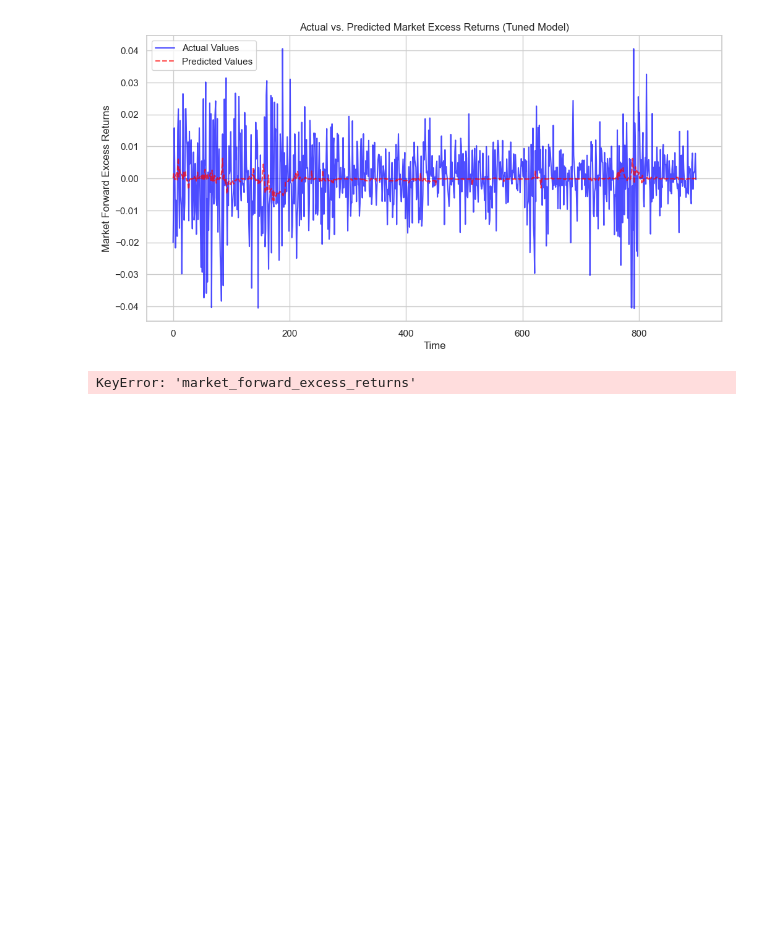
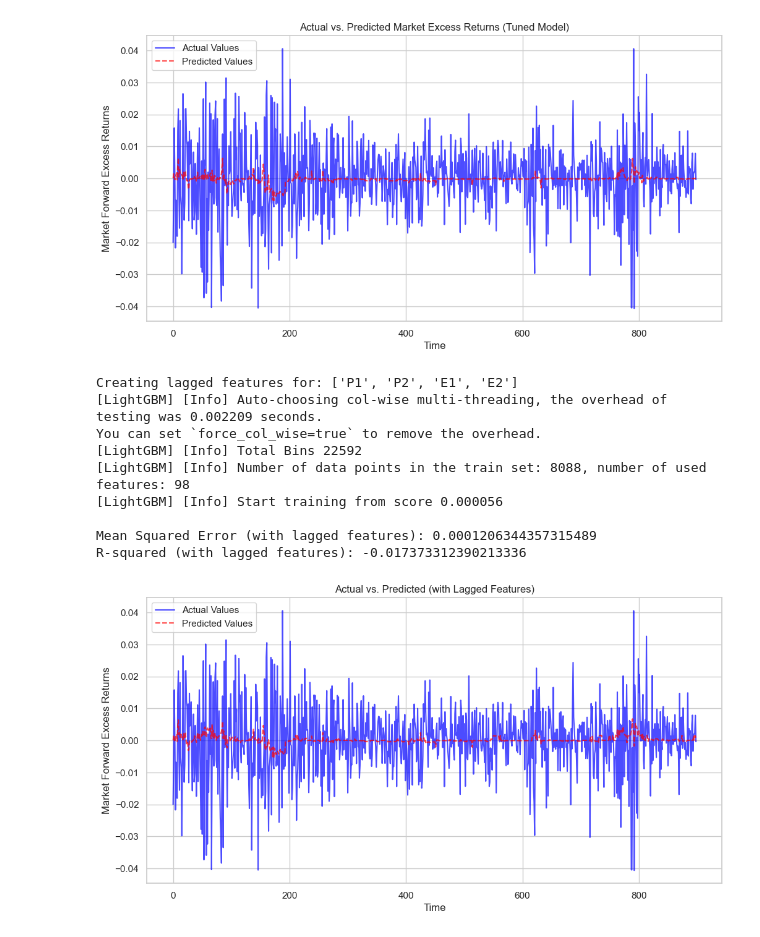
Before and after one commit to ml-dp/hull-tactical-market-prediction, a Jupyter notebook: explore.ipynb, the cells around one changed output. Saved outputs shown, nothing was run; the diff lists cells and outputs as text; code cells hidden in the pictures; blank space fills up the shorter version.

Commit message:
corrected

```diff
--- a/explore.ipynb
+++ b/explore.ipynb
@@ -412,8 +412,14 @@ Mean Squared Error (with tuned model): 0.00012048378060914409
 R-squared (with tuned model): -0.016102758920301774
 [figure]
 # %%
+import pandas as pd
+from sklearn.model_selection import train_test_split
+from sklearn.preprocessing import StandardScaler
+import lightgbm as lgb
+from sklearn.metrics import mean_squared_error, r2_score
+import matplotlib.pyplot as plt
+
 # --- Step 1: Create a fresh copy of the data ---
-# This is to avoid issues with the previous imputations
 train_df_lagged = pd.read_csv("train.csv")
 test_df_lagged = pd.read_csv("test.csv")
 
@@ -429,16 +435,23 @@ test_df_lagged.interpolate(method='linear', inplace=True)
 train_df_lagged.fillna(method='bfill', inplace=True)
 test_df_lagged.fillna(method='bfill', inplace=True)
 
-# --- Step 4: Feature Engineering - Create Lagged Features ---
-features_to_lag = ['market_forward_excess_returns', 'risk_free_rate', 'P1', 'P2', 'E1', 'E2']
+# --- Step 4: Feature Engineering - Create Lagged Features (Corrected) ---
+# We will only create lags for features present in both datasets.
+features_to_lag = ['P1', 'P2', 'E1', 'E2']
+print(f"Creating lagged features for: {features_to_lag}")
+
 for col in features_to_lag:
     for i in range(1, 4):  # Create lags for the past 3 days
         train_df_lagged[f'{col}_lag_{i}'] = train_df_lagged[col].shift(i)
         test_df_lagged[f'{col}_lag_{i}'] = test_df_lagged[col].shift(i)
 
-# Drop rows with NaN values created by the lag
+# Drop rows with NaN values created by the lag in the training set
 train_df_lagged.dropna(inplace=True)
-test_df_lagged.dropna(inplace=True)
+
+# For the small test set, we will fill NaNs to avoid data loss
+test_df_lagged.fillna(method='bfill', inplace=True)
+test_df_lagged.fillna(method='ffill', inplace=True)
+
 
 # --- Step 5: Redefine features and target ---
 new_features = [col for col in train_df_lagged.columns if col not in ['date_id', 'forward_returns', 'risk_free_rate', 'market_forward_excess_returns']]
@@ -448,33 +461,43 @@ X_lagged = train_df_lagged[new_features]
 y_lagged = train_df_lagged[target]
 
 # --- Step 6: Time-based split and scaling ---
 split_index_lagged = int(len(X_lagged) * 0.9)
 X_train_lagged, X_val_lagged = X_lagged[:split_index_lagged], X_lagged[split_index_lagged:]
 y_train_lagged, y_val_lagged = y_lagged[:split_index_lagged], y_lagged[split_index_lagged:]
 
 scaler_lagged = StandardScaler()
 X_train_scaled_lagged = scaler_lagged.fit_transform(X_train_lagged)
 X_val_scaled_lagged = scaler_lagged.transform(X_val_lagged)
 
 # --- Step 7: Retrain and evaluate the best LightGBM model ---
 # We'll use the best parameters we found from GridSearchCV
-best_lgbm.fit(X_train_scaled_lagged, y_train_lagged)
-y_pred_lagged = best_lgbm.predict(X_val_scaled_lagged)
+lgbm = lgb.LGBMRegressor(learning_rate=0.01, n_estimators=100, num_leaves=31, random_state=42)
+lgbm.fit(X_train_scaled_lagged, y_train_lagged)
+y_pred_lagged = lgbm.predict(X_val_scaled_lagged)
 
 mse_lagged = mean_squared_error(y_val_lagged, y_pred_lagged)
 r2_lagged = r2_score(y_val_lagged, y_pred_lagged)
 
 print(f"\nMean Squared Error (with lagged features): {mse_lagged}")
 print(f"R-squared (with lagged features): {r2_lagged}")
 
 # --- Step 8: Plot new results ---
 plt.figure(figsize=(12, 6))
 plt.plot(y_val_lagged.values, label='Actual Values', color='blue', alpha=0.7)
 plt.plot(y_pred_lagged, label='Predicted Values', color='red', linestyle='--', alpha=0.7)
 plt.title('Actual vs. Predicted (with Lagged Features)')
 plt.xlabel('Time')
 plt.ylabel('Market Forward Excess Returns')
 plt.legend()
 plt.show()
 # %% [output]
-KeyError: 'market_forward_excess_returns'
+Creating lagged features for: ['P1', 'P2', 'E1', 'E2']
+[LightGBM] [Info] Auto-choosing col-wise multi-threading, the overhead of testing was 0.002209 seconds.
+You can set `force_col_wise=true` to remove the overhead.
+[LightGBM] [Info] Total Bins 22592
+[LightGBM] [Info] Number of data points in the train set: 8088, number of used features: 98
+[LightGBM] [Info] Start training from score 0.000056
+
+Mean Squared Error (with lagged features): 0.0001206344357315489
+R-squared (with lagged features): -0.017373312390213336
+[figure, added]
```
